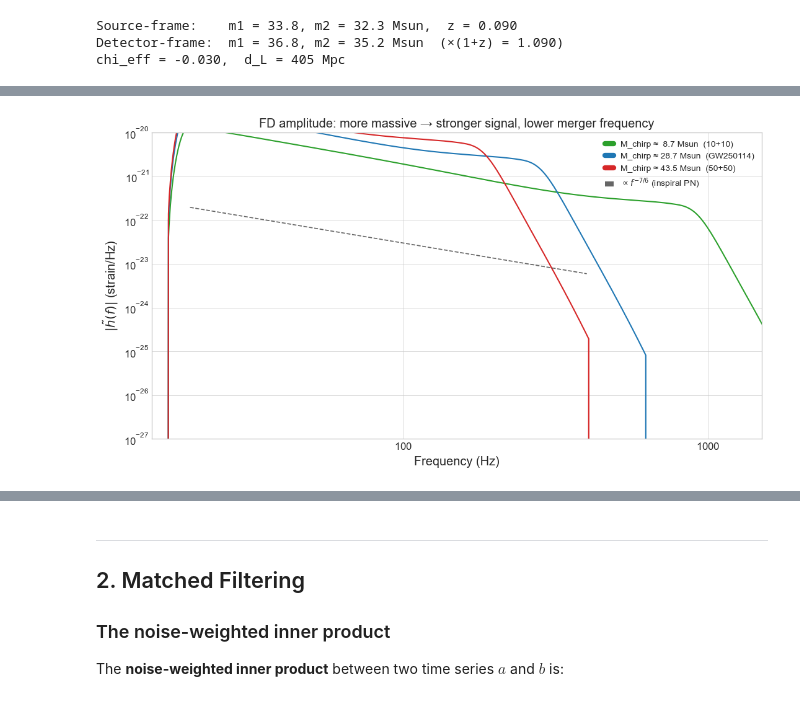
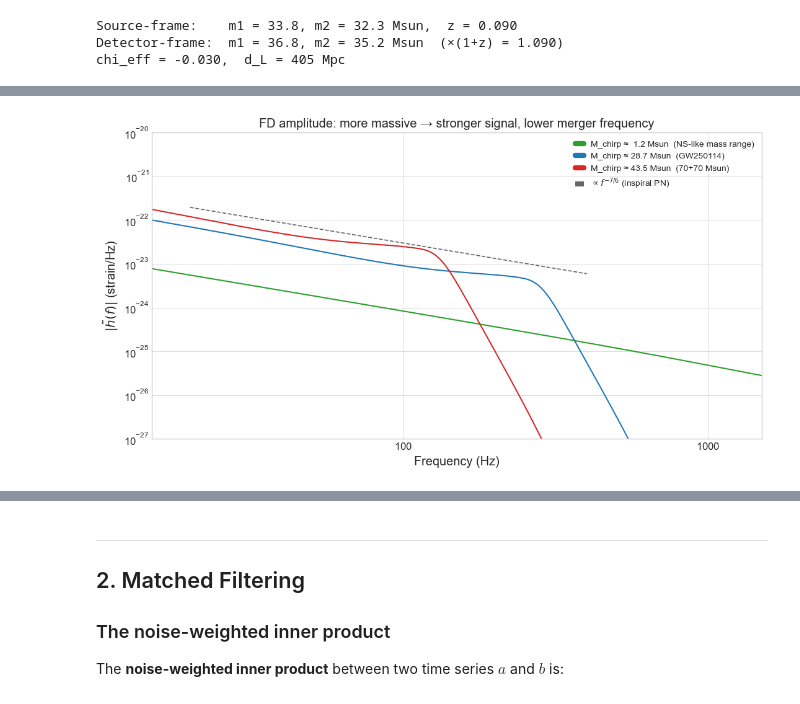
Before and after one commit to hectorestelles/gw_data_tutorials, a Jupyter notebook: template_tutorial.ipynb, the cells around one changed output, grey strips where cells are left out. Cells and saved outputs as stored; diff of their text form; code cells hidden in the pictures.

```diff
--- a/template_tutorial.ipynb
+++ b/template_tutorial.ipynb
@@ -181,9 +193,9 @@ plt.show()
 # This is because the GW frequency at merger scales as f_merger ~ c^3 / (G M)
 
 mass_configs = [
-    (10, 10,  'M_tot = 20 Msun  (NS-like mass range)',  'C2'),
+    (1.4, 1.4,  'M_tot = 2.8 Msun  (NS-like mass range)',  'C2'),
     (33, 32,  'M_tot = 65 Msun  (GW250114)',            'C0'),
-    (50, 50,  'M_tot = 100 Msun (heavy BBH)',           'C3'),
+    (70, 70,  'M_tot = 140 Msun (heavy BBH, e.g., GW231123)',           'C3'),
 ]
 
 fig, axes = plt.subplots(len(mass_configs), 1, figsize=(14, 10), sharex=True)
@@ -213,34 +225,34 @@ plt.show()
 # In the inspiral regime the FD amplitude follows: |h̃(f)| ∝ M_chirp^(5/6) f^(-7/6)
 # This is the post-Newtonian (leading-order) prediction.
 
 chirp_configs = [
-    (10,  10,  'M_chirp ≈  8.7 Msun  (10+10)',  'C2'),
+    (1.4,  1.4,  'M_chirp ≈  1.2 Msun  (NS-like mass range)',  'C2'),
     (33,  32,  'M_chirp ≈ 28.7 Msun  (GW250114)', 'C0'),
-    (50,  50,  'M_chirp ≈ 43.5 Msun  (50+50)',    'C3'),
+    (70,  70,  'M_chirp ≈ 43.5 Msun  (70+70 Msun)',    'C3'),
 ]
 
 fig, ax = plt.subplots(figsize=(11, 6))
 
 f_ref = np.logspace(np.log10(20), np.log10(400), 200)
 
 for m1, m2, label, color in chirp_configs:
     hp_f, _ = get_td_waveform(approximant="IMRPhenomD", mass1=m1, mass2=m2,
                                spin1z=0., spin2z=0., delta_t=1/4096.,
-                               f_lower=20., distance=1.)
+                               f_lower=10., distance=500.)
     hp_fd = hp_f.to_frequencyseries()
     f_arr = np.array(hp_fd.sample_frequencies)
     mask  = (f_arr > 15) & (f_arr < 2048)
     ax.loglog(f_arr[mask], np.abs(hp_fd[mask]), color=color, lw=1.5, label=label)
 
 # Reference f^{-7/6} power law
 ax.loglog(f_ref, 3e-23 * (f_ref/100)**(-7/6), 'k--', lw=1.2, alpha=0.6,
           label=r'$\propto f^{-7/6}$ (inspiral PN)')
 
 ax.set_xlim(15, 1500);  ax.set_ylim(1e-27, 1e-20)
 ax.set_xlabel('Frequency (Hz)');  ax.set_ylabel(r'$|\tilde{h}(f)|$ (strain/Hz)')
 ax.set_title('FD amplitude: more massive → stronger signal, lower merger frequency')
 ax.legend(fontsize=10)
 plt.tight_layout()
 plt.show()
 # %% [output]
-[figure, old version]
+[figure, new version]
```
Also changed, not shown: parts of 22 cells of this notebook.
